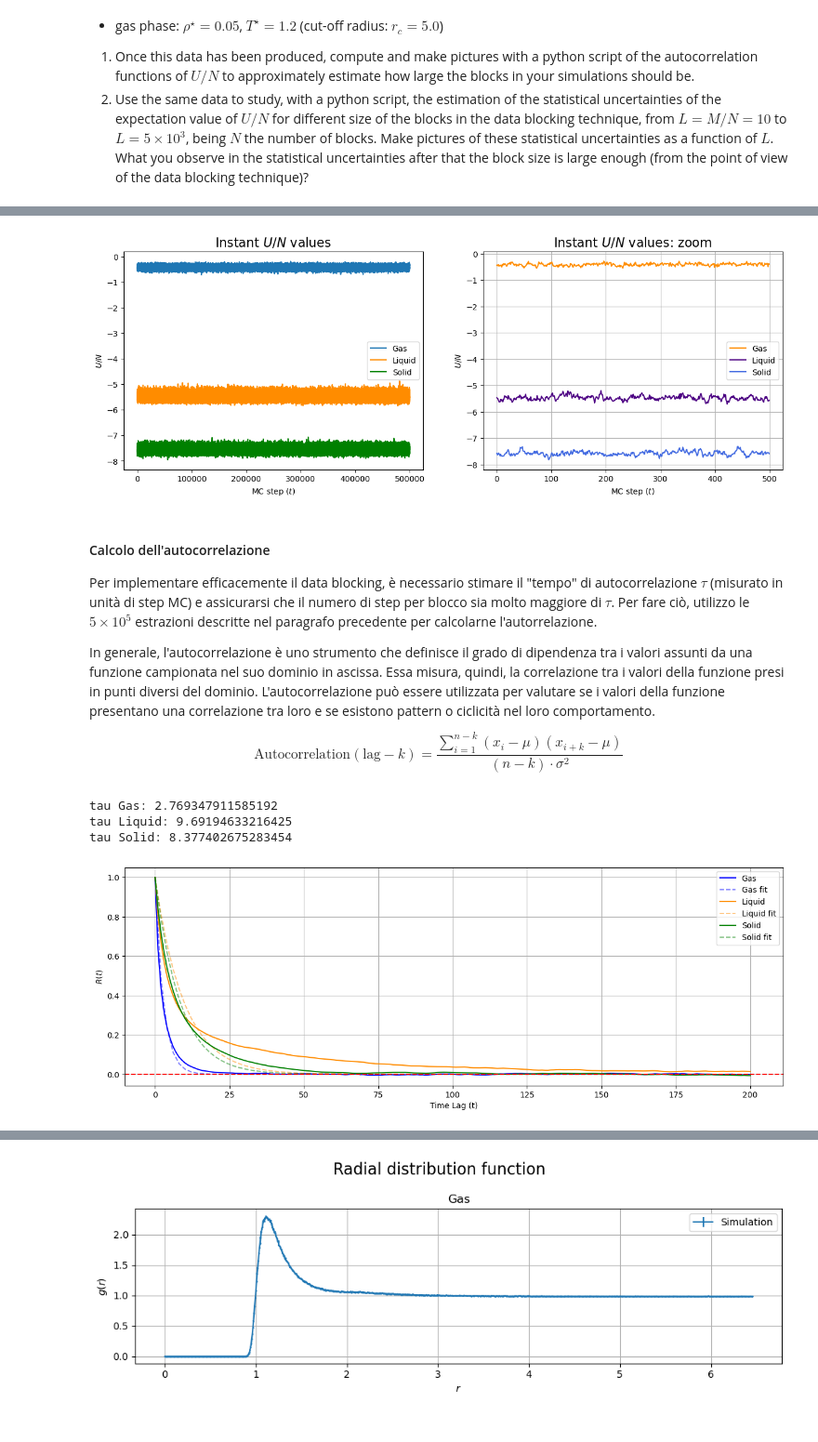
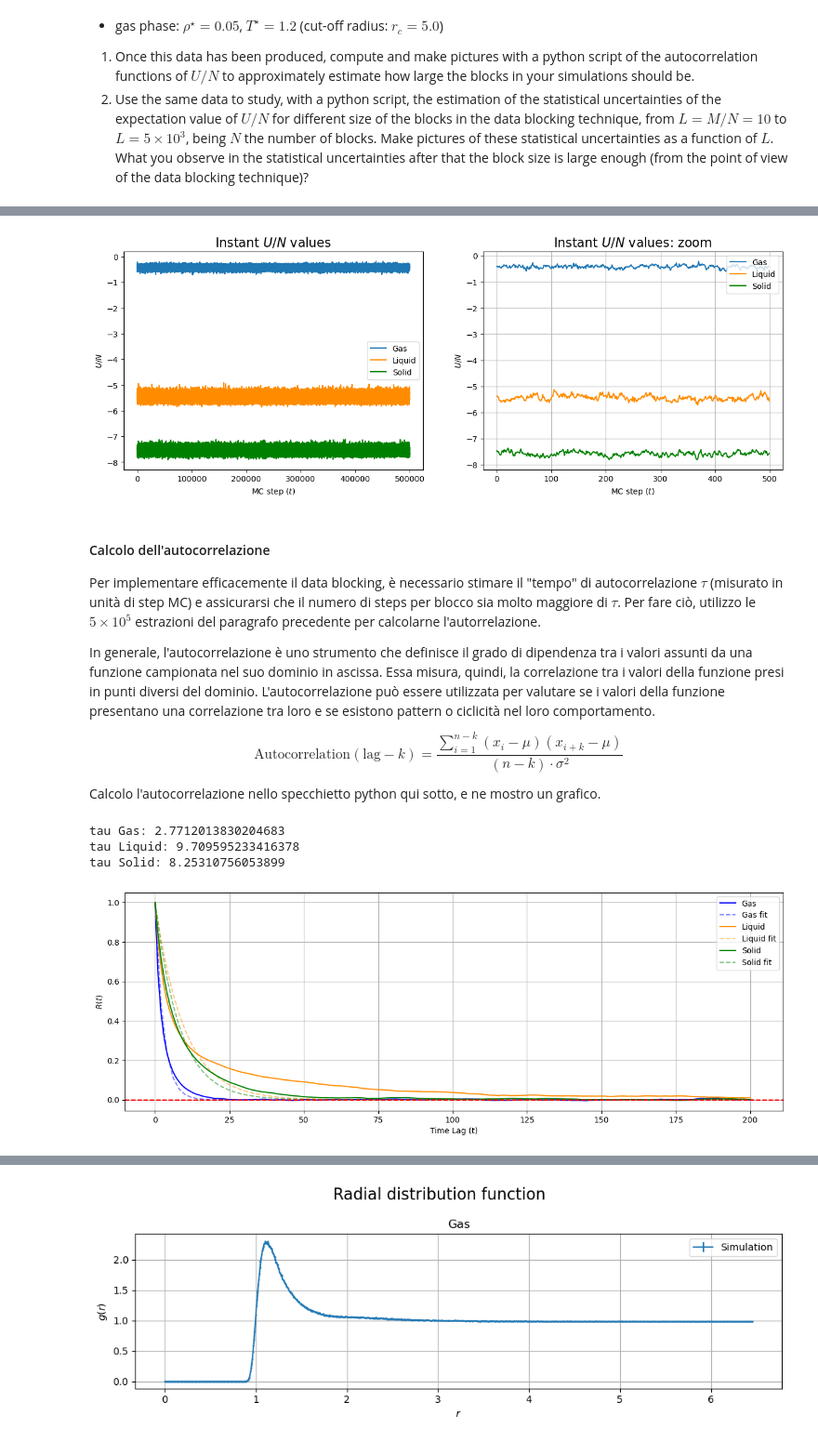
Before and after one commit to matteopicciolini/Numeric-Simulation-Laboratory, a Jupyter notebook: JupyterNotebooks/Exercises_07.ipynb, the cells around one changed output, grey strips where cells are left out. Shown: that part at 93% size. Cells and saved outputs as stored; diff of their text form; code cells hidden in the pictures.

```diff
--- a/JupyterNotebooks/Exercises_07.ipynb
+++ b/JupyterNotebooks/Exercises_07.ipynb
@@ -66,46 +89,48 @@ Per la fase di equilibrazione sono bastati $10^4$ steps per tutte le fasi. Come
 # %%
 fig, axs = plt.subplots(1, 2, figsize = (15, 5))
 
 #Load Gas Data
-gas_instant = np.loadtxt("../Data/07.1_MC_gas_1.20_instant_epot.dat")
+gas_instant = np.loadtxt("../Data/07.1_instant_MC_gas_1.20_epot.dat")
 
 #Load Liquid Data
-liquid_instant = np.loadtxt("../Data/07.1_MC_liquid_1.10_instant_epot.dat")
+liquid_instant = np.loadtxt("../Data/07.1_instant_MC_liquid_1.10_epot.dat")
 
 #Load Solid Data
-solid_instant = np.loadtxt("../Data/07.1_MC_solid_0.80_instant_epot.dat")
+solid_instant = np.loadtxt("../Data/07.1_instant_MC_solid_0.80_epot.dat")
 
 #plot
 axs[0].plot(gas_instant, label = 'Gas')
 axs[0].plot(liquid_instant, color = 'darkorange', label = 'Liquid')
 axs[0].plot(solid_instant, color = 'green', label = 'Solid')
 
 axs[0].set_ylabel('$U/N$')
 axs[0].set_xlabel('MC step $(t)$')
 axs[0].legend()
 axs[0].set_title('Instant $U/N$ values', fontsize = 16)
 
-axs[1].plot(gas_instant[:500], color='darkorange', label='Gas')
-axs[1].plot(liquid_instant[:500], color='indigo', label='Liquid')
-axs[1].plot(solid_instant[:500], color='royalblue', label='Solid')
+axs[1].plot(gas_instant[:500], label='Gas')
+axs[1].plot(liquid_instant[:500], color='darkorange', label='Liquid')
+axs[1].plot(solid_instant[:500], color='green', label='Solid')
 
 axs[1].set_ylabel('$U/N$')
 axs[1].set_xlabel('MC step $(t)$')
 axs[1].legend(loc='upper right')
 
 
 axs[1].set_title('Instant $U/N$ values: zoom', fontsize = 16)
 axs[1].grid()
 plt.show()
 # %% [output]
-[figure, old version]
+[figure, new version]
 # %% [markdown]
 #### Calcolo dell'autocorrelazione
-Per implementare efficacemente il data blocking, è necessario stimare il "tempo" di autocorrelazione $\tau$ (misurato in unità di step MC) e assicurarsi che il numero di step per blocco sia molto maggiore di $\tau$. Per fare ciò, utilizzo le $5\times 10^5$ estrazioni descritte nel paragrafo precedente per calcolarne l'autorrelazione.
+Per implementare efficacemente il data blocking, è necessario stimare il "tempo" di autocorrelazione $\tau$ (misurato in unità di step MC) e assicurarsi che il numero di steps per blocco sia molto maggiore di $\tau$. Per fare ciò, utilizzo le $5\times 10^5$ estrazioni del paragrafo precedente per calcolarne l'autorrelazione.
 
 In generale, l'autocorrelazione è uno strumento che definisce il grado di dipendenza tra i valori assunti da una funzione campionata nel suo dominio in ascissa. Essa misura, quindi, la correlazione tra i valori della funzione presi in punti diversi del dominio. L'autocorrelazione può essere utilizzata per valutare se i valori della funzione presentano una correlazione tra loro e se esistono pattern o ciclicità nel loro comportamento.
 
 $$\text{Autocorrelation}(\text{lag}-k) = \frac{\sum\limits_{i=1}^{n-k} (x_i - \mu)(x_{i+k} - \mu)}{(n - k) \cdot \sigma^2}$$
+
+Calcolo l'autocorrelazione nello specchietto python qui sotto, e ne mostro un grafico.
 # %%
 def exponential(x, a, b):
     return a * np.exp(-b * x)
@@ -149,7 +174,7 @@ plt.grid()
 plt.legend()
 plt.show()
 # %% [output]
-tau Gas: 2.769347911585192
-tau Liquid: 9.69194633216425
-tau Solid: 8.377402675283454
+tau Gas: 2.7712013830204683
+tau Liquid: 9.709595233416378
+tau Solid: 8.25310756053899
-[figure, old version]
+[figure, new version]
```
Also changed, not shown: parts of 9 cells of this notebook, 26 other files.
